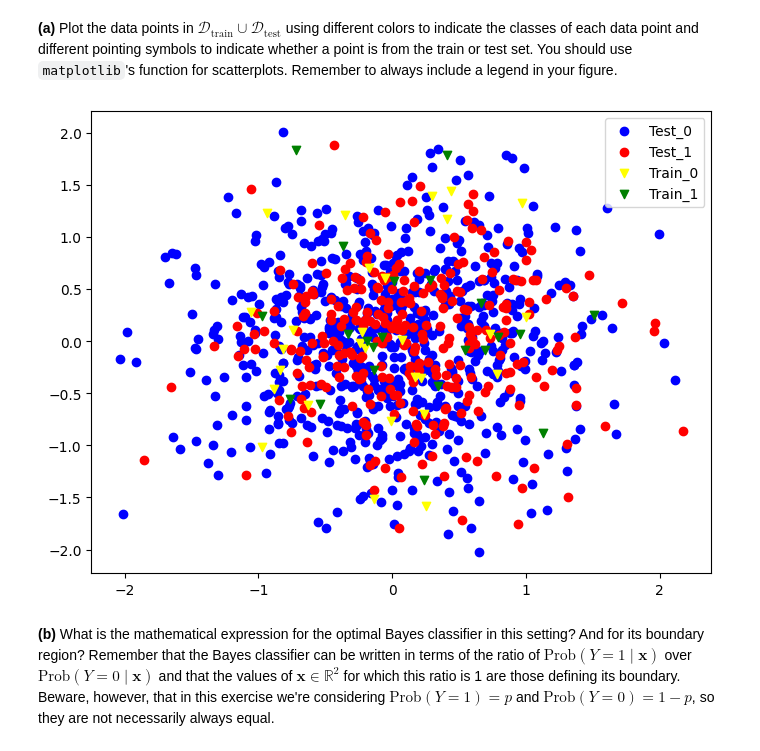
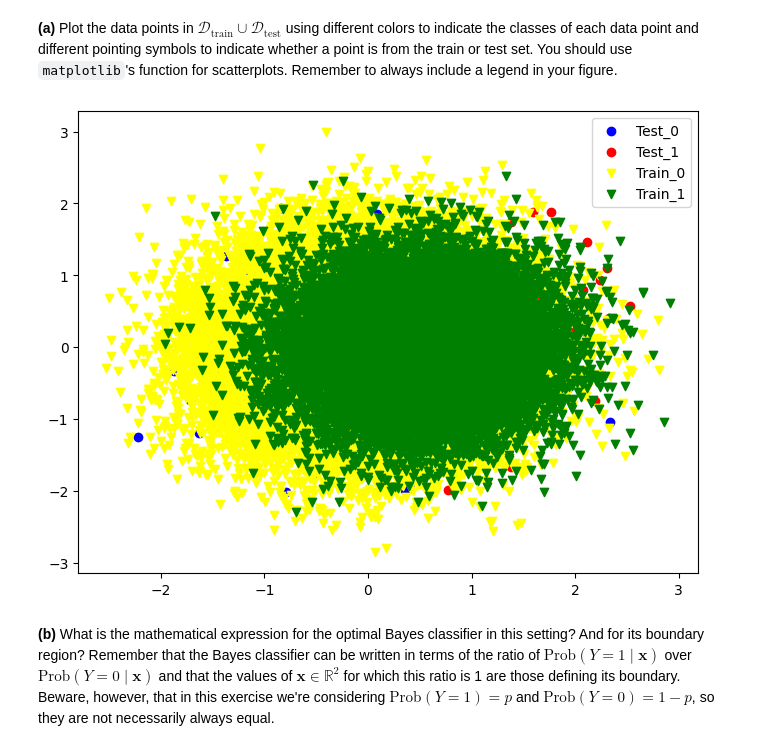
Before and after one commit to jmeilim/TP1-ISLA-g34, a Jupyter notebook: TP3.ipynb, the cells around one changed output. Saved outputs shown, nothing was run; the diff lists cells and outputs as text; code cells hidden in the pictures.

```diff
--- a/TP3.ipynb
+++ b/TP3.ipynb
@@ -67,42 +67,42 @@ $$
 import matplotlib.pyplot  as plt
 import numpy as np
 import random
-eps = 0.1
+eps = 0.5
 mi_0 = np.zeros(2)
 mi_1 = np.array([eps , 0])
 sig_0 = np.array([[0.5 , 0], [0 , 0.5]])
 sig_1 = np.array([[0.4 , 0], [0 , 0.4]])
 
-U_tr = [np.random.rand() for i in  range(50)]
+U_tr = [np.random.rand() for i in  range(50000)]
 D_tr = {}
 D_tr[0]=[]
 D_tr[1]=[]
 for i , e in enumerate(U_tr) :
     if e >= 0.3 :
         D_tr[0].append(np.random.multivariate_normal(mi_0, sig_0))
     else :
         D_tr[1].append(np.random.multivariate_normal(mi_1, sig_1))
 
 
 U = [np.random.rand() for i in  range(1000)]
 D_t = {}
 D_t[0]=[]
 D_t[1]=[]
 for i , e in enumerate(U) :
-    if e >= 0.3 :
+    if e >= 0.7 :
         D_t[0].append(np.random.multivariate_normal(mi_0, sig_0))
     else :
         D_t[1].append(np.random.multivariate_normal(mi_1, sig_1))
 
 plt.figure(figsize=(8,6))
 plt.scatter(np.array(D_t[0])[:,0],np.array(D_t[0])[:,1], marker='o' , color = 'blue' , label = 'Test_0' )
 plt.scatter(np.array(D_t[1])[:,0],np.array(D_t[1])[:,1], marker='o' , color = 'red' , label = 'Test_1' )
 plt.scatter(np.array(D_tr[0])[:,0],np.array(D_tr[0])[:,1], marker='v' , color = 'yellow' , label = 'Train_0' )
 plt.scatter(np.array(D_tr[1])[:,0],np.array(D_tr[1])[:,1], marker='v' , color = 'green' , label = 'Train_1' )
 plt.legend()
 plt.show()
 # %% [output]
-[figure, old version]
+[figure, new version]
 # %% [markdown]
 **(b)** What is the mathematical expression for the optimal Bayes classifier in this setting? And for its boundary region? Remember that the Bayes classifier can be written in terms of the ratio of $\text{Prob}(Y = 1 \mid \mathbf{x})$ over $\text{Prob}(Y = 0 \mid \mathbf{x})$ and that the values of $\mathbf{x} \in \mathbb{R}^2$ for which this ratio is 1 are those defining its boundary. Beware, however, that in this exercise we're considering $\text{Prob}(Y = 1) = p$ and $\text{Prob}(Y = 0) = 1-p$, so they are not necessarily always equal.
 # %% [markdown]
```
Also changed, not shown: parts of 10 cells of this notebook.
